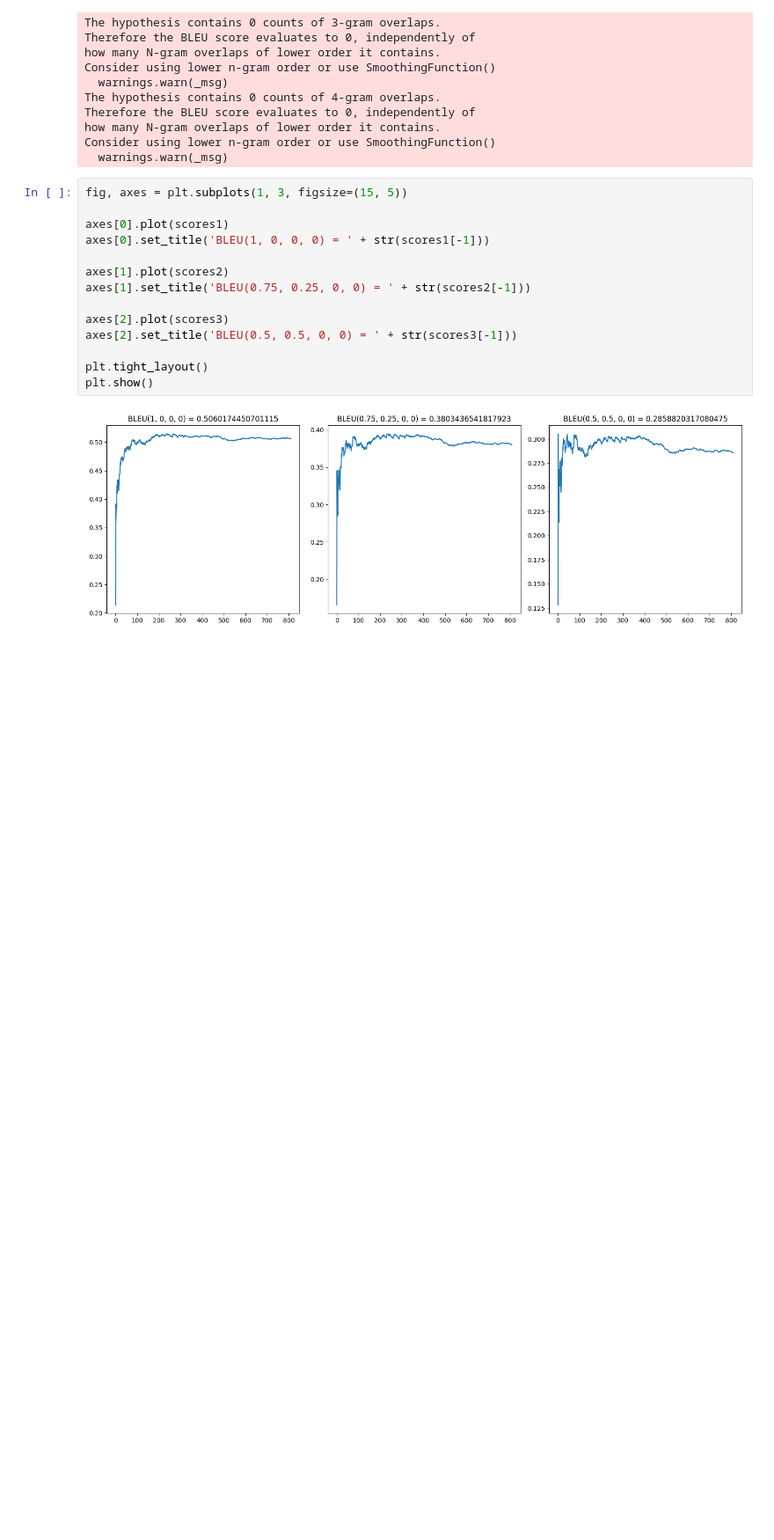
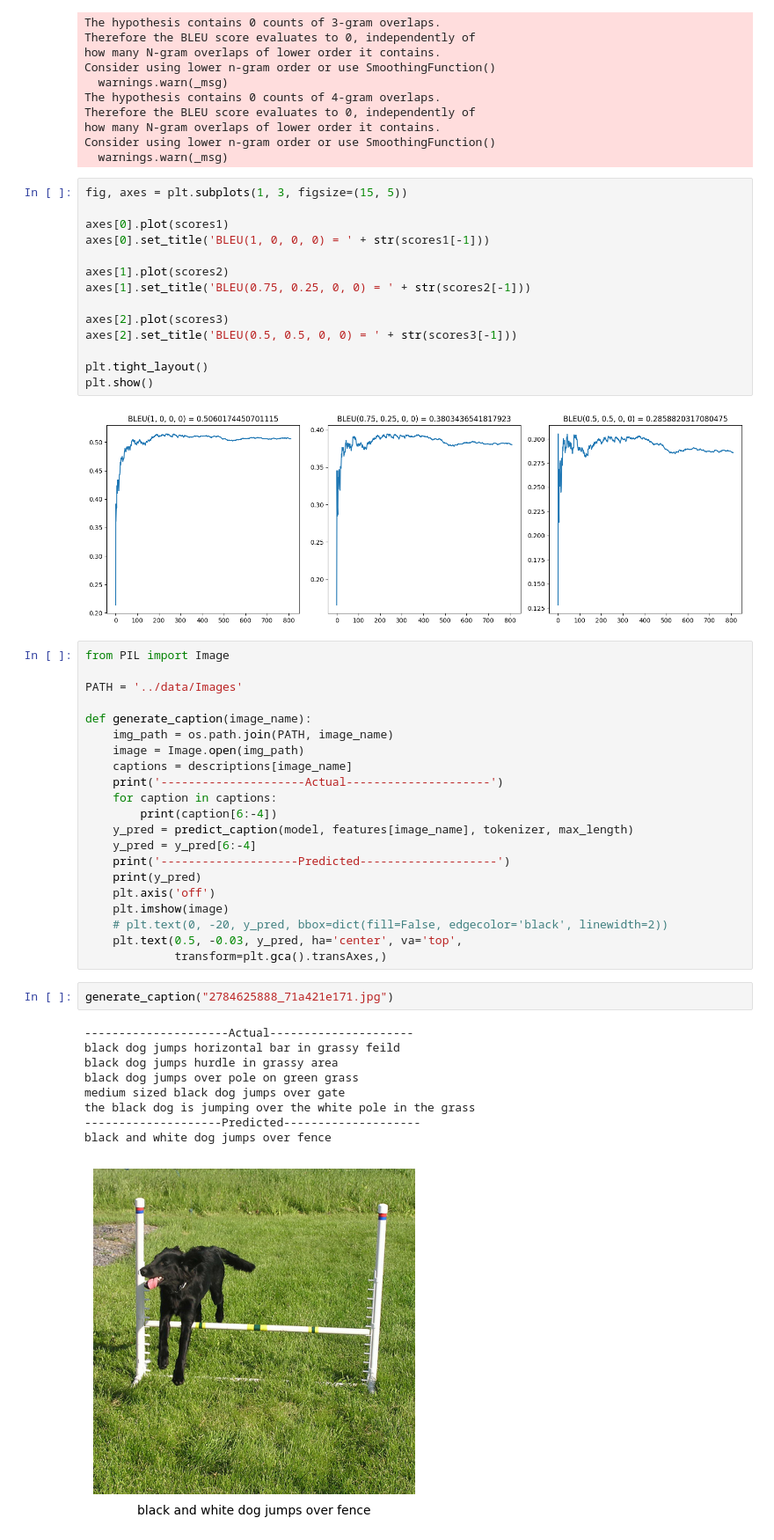
Before and after one commit to bogdans55/image-captioning, a Jupyter notebook: models/lstm.ipynb, the cells around one changed output. Shown: that part at 88% size. Drawn from its saved outputs; the diff is of its cells as text; blank space fills up the shorter version.

```diff
--- a/models/lstm.ipynb
+++ b/models/lstm.ipynb
@@ -212,3 +212,36 @@ plt.tight_layout()
 plt.show()
 # %% [output]
 [figure]
+# %%
+from PIL import Image
+
+PATH = '../data/Images'
+
+def generate_caption(image_name):
+    img_path = os.path.join(PATH, image_name)
+    image = Image.open(img_path)
+    captions = descriptions[image_name]
+    print('---------------------Actual---------------------')
+    for caption in captions:
+        print(caption[6:-4])
+    y_pred = predict_caption(model, features[image_name], tokenizer, max_length)
+    y_pred = y_pred[6:-4]
+    print('--------------------Predicted--------------------')
+    print(y_pred)
+    plt.axis('off')
+    plt.imshow(image)
+    # plt.text(0, -20, y_pred, bbox=dict(fill=False, edgecolor='black', linewidth=2))
+    plt.text(0.5, -0.03, y_pred, ha='center', va='top',
+             transform=plt.gca().transAxes,)
+# %%
+generate_caption("2784625888_71a421e171.jpg")
+# %% [output]
+---------------------Actual---------------------
+black dog jumps horizontal bar in grassy feild
+black dog jumps hurdle in grassy area
+black dog jumps over pole on green grass
+medium sized black dog jumps over gate
+the black dog is jumping over the white pole in the grass
+--------------------Predicted--------------------
+black and white dog jumps over fence
+[figure, added]
```
